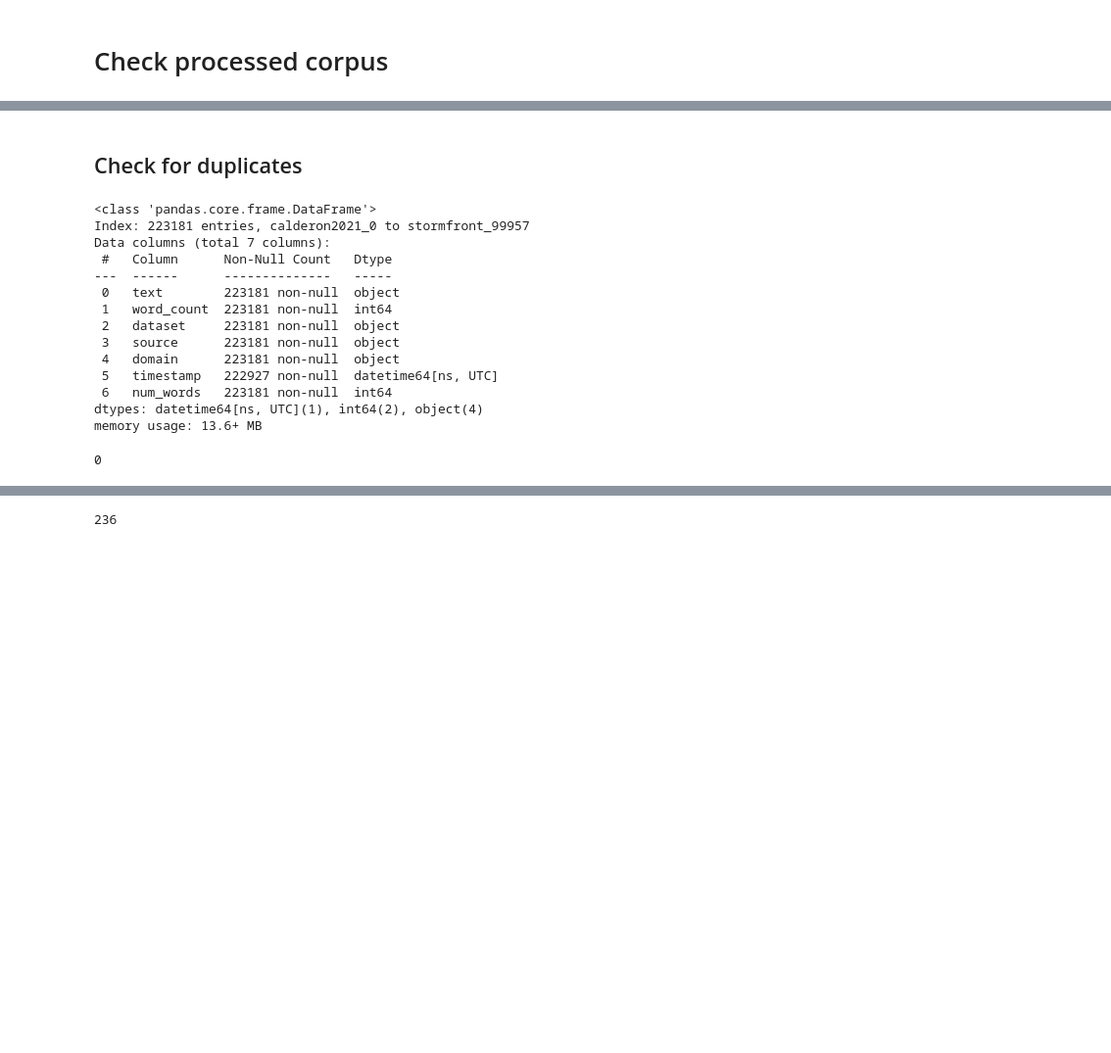
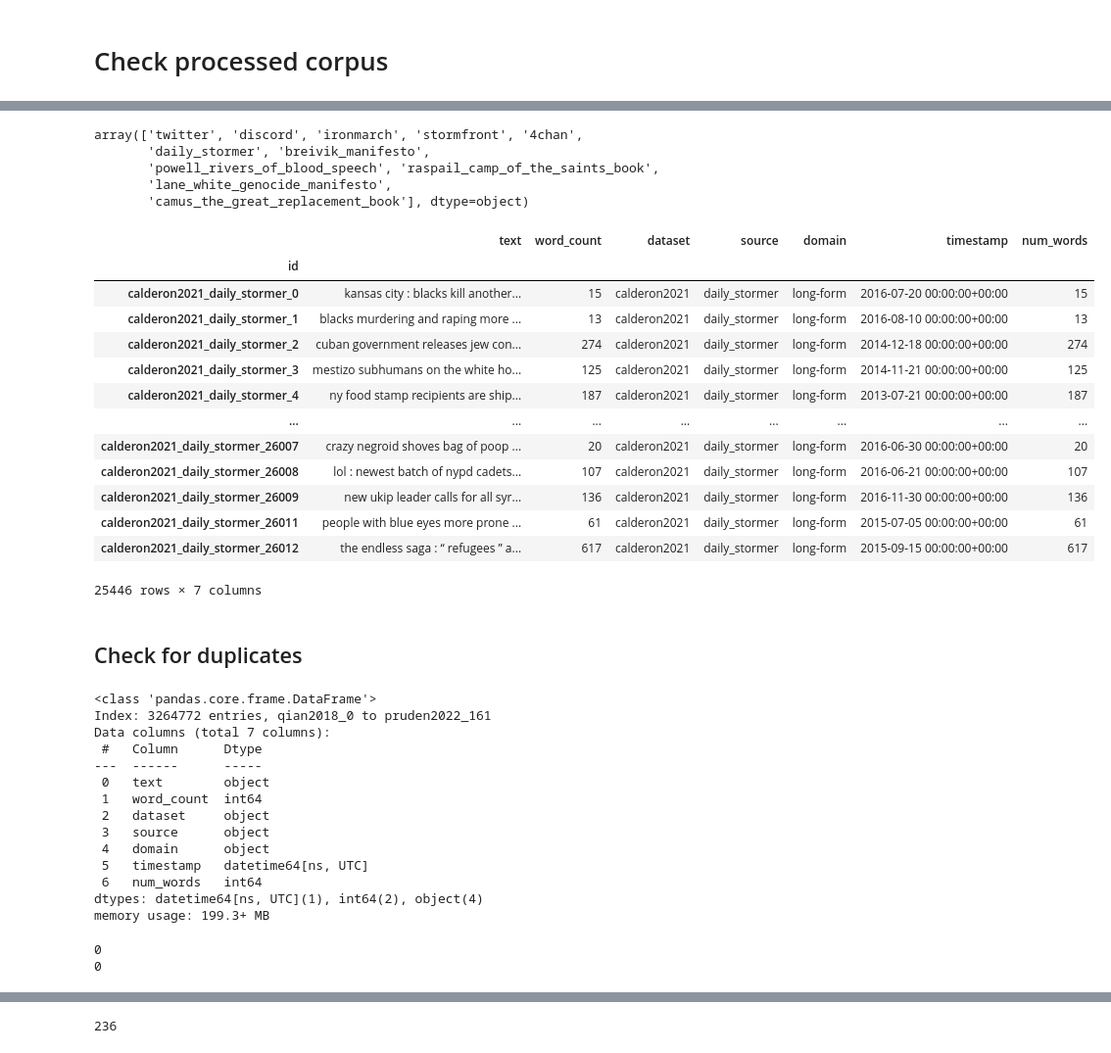
Before and after one commit to michaelmilleryoder/white_supremacist_lang, a Jupyter notebook: jupyter/corpus_stats.ipynb, the cells around one changed output, grey strips where cells are left out. Shown at 98% size. Drawn from its saved outputs; the diff is of its cells as text; code cells hidden in the pictures; blank space fills up the shorter version.

```diff
--- a/jupyter/corpus_stats.ipynb
+++ b/jupyter/corpus_stats.ipynb
@@ -2,0 +51,7 @@
+# %%
+# Load white supremacist corpus
+import pandas as pd
+
+path = '../tmp/white_supremacist_fulltext_train_corpus.pkl'
+ws_data = pd.read_pickle(path)
+ws_data.info()
@@ -3,28 +73,56 @@
+# %%
+ws_data.source.unique()
+# %% [output]
+array(['twitter', 'discord', 'ironmarch', 'stormfront', '4chan',
+       'daily_stormer', 'breivik_manifesto',
+       'powell_rivers_of_blood_speech', 'raspail_camp_of_the_saints_book',
+       'lane_white_genocide_manifesto',
+       'camus_the_great_replacement_book'], dtype=object)
+# %%
+ws_data[ws_data.index.str.startswith('calderon')]
+# %% [output]
+|  | text | word_count | dataset | source | domain | timestamp | num_words |
+| id |  |  |  |  |  |  |  |
+| calderon2021_daily_stormer_0 | kansas city : blacks kill another... | 15 | calderon2021 | daily_stormer | long-form | 2016-07-20 00:00:00+00:00 | 15 |
+| calderon2021_daily_stormer_1 | blacks murdering and raping more ... | 13 | calderon2021 | daily_stormer | long-form | 2016-08-10 00:00:00+00:00 | 13 |
+| calderon2021_daily_stormer_2 | cuban government releases jew con... | 274 | calderon2021 | daily_stormer | long-form | 2014-12-18 00:00:00+00:00 | 274 |
+| calderon2021_daily_stormer_3 | mestizo subhumans on the white ho... | 125 | calderon2021 | daily_stormer | long-form | 2014-11-21 00:00:00+00:00 | 125 |
+| calderon2021_daily_stormer_4 | ny food stamp recipients are ship... | 187 | calderon2021 | daily_stormer | long-form | 2013-07-21 00:00:00+00:00 | 187 |
+| ... | ... | ... | ... | ... | ... | ... | ... |
+| calderon2021_daily_stormer_26007 | crazy negroid shoves bag of poop ... | 20 | calderon2021 | daily_stormer | long-form | 2016-06-30 00:00:00+00:00 | 20 |
+| calderon2021_daily_stormer_26008 | lol : newest batch of nypd cadets... | 107 | calderon2021 | daily_stormer | long-form | 2016-06-21 00:00:00+00:00 | 107 |
+| calderon2021_daily_stormer_26009 | new ukip leader calls for all syr... | 136 | calderon2021 | daily_stormer | long-form | 2016-11-30 00:00:00+00:00 | 136 |
+| calderon2021_daily_stormer_26011 | people with blue eyes more prone ... | 61 | calderon2021 | daily_stormer | long-form | 2015-07-05 00:00:00+00:00 | 61 |
+| calderon2021_daily_stormer_26012 | the endless saga : “ refugees ” a... | 617 | calderon2021 | daily_stormer | long-form | 2015-09-15 00:00:00+00:00 | 617 |
+25446 rows × 7 columns
 # %% [markdown]
 ## Check for duplicates
 # %%
 # Load white supremacist corpus
 import pandas as pd
 
-path = '../tmp/white_supremacist_train_corpus.pkl'
+# path = '../tmp/white_supremacist_train_corpus.pkl'
+path = '../tmp/white_supremacist_fulltext_train_corpus.pkl'
 ws_data = pd.read_pickle(path)
 ws_data.info()
 # %% [output]
 <class 'pandas.core.frame.DataFrame'>
-Index: 223181 entries, calderon2021_0 to stormfront_99957
+Index: 3264772 entries, qian2018_0 to pruden2022_161
 Data columns (total 7 columns):
- #   Column      Non-Null Count   Dtype
----  ------      --------------   -----
- 0   text        223181 non-null  object
- 1   word_count  223181 non-null  int64
- 2   dataset     223181 non-null  object
- 3   source      223181 non-null  object
- 4   domain      223181 non-null  object
- 5   timestamp   222927 non-null  datetime64[ns, UTC]
- 6   num_words   223181 non-null  int64
+ #   Column      Dtype
+---  ------      -----
+ 0   text        object
+ 1   word_count  int64
+ 2   dataset     object
+ 3   source      object
+ 4   domain      object
+ 5   timestamp   datetime64[ns, UTC]
+ 6   num_words   int64
 dtypes: datetime64[ns, UTC](1), int64(2), object(4)
-memory usage: 13.6+ MB
+memory usage: 199.3+ MB
-# %%
-ws_data.text.duplicated(keep='first').sum()
-# %% [output]
-0
+# %%
+print(ws_data.text.duplicated(keep='first').sum())
+print(ws_data.index.duplicated(keep='first').sum())
+# %% [output]
+0
+0
```
Also changed, not shown: parts of 15 cells of this notebook, 50 other files.
